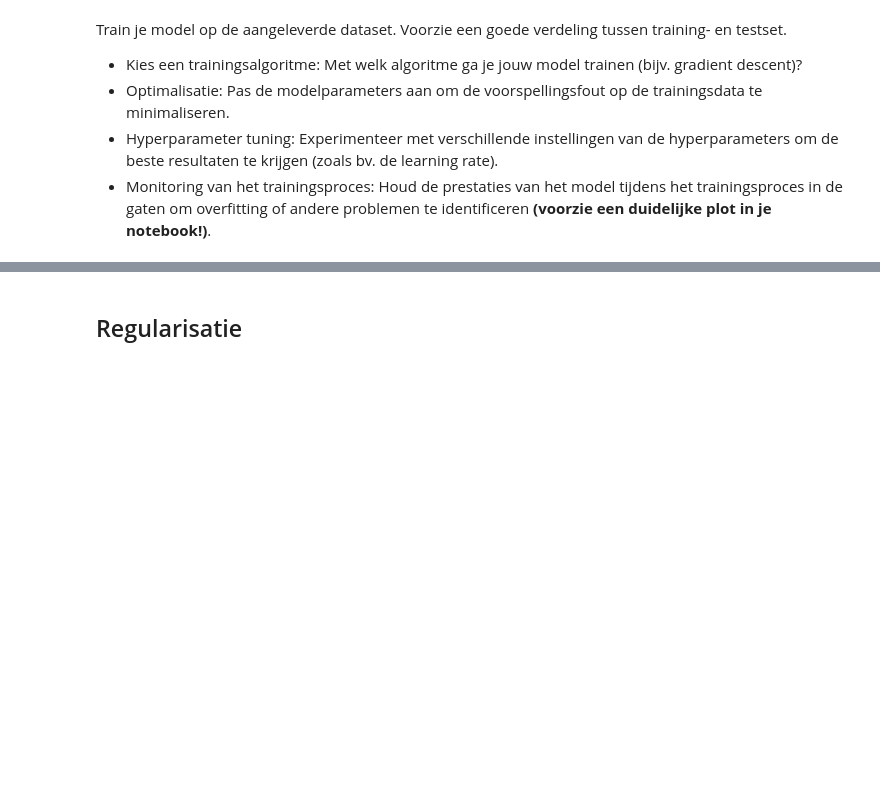
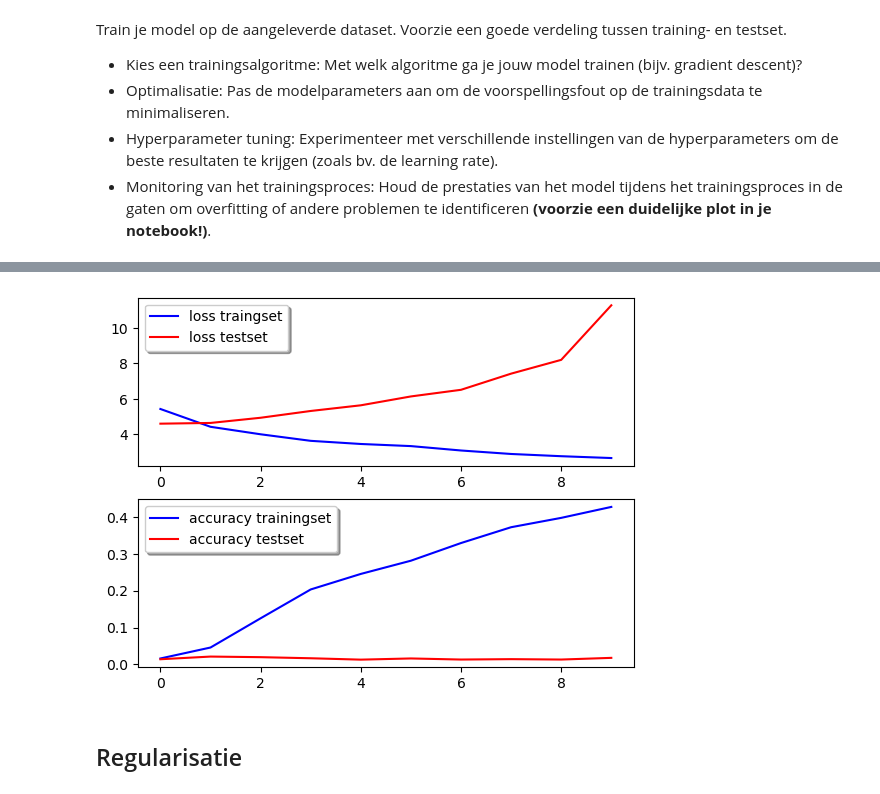
Before and after one commit to fredericVDK/AI2025, a Jupyter notebook: Week 2 CNN/Opdracht Computer Vision/AI_computer_vision.ipynb, the cells around one changed output, grey strips where cells are left out. Cells and saved outputs as stored; diff of their text form; code cells hidden in the pictures; blank space fills up the shorter version.

```diff
--- a/Week 2 CNN/Opdracht Computer Vision/AI_computer_vision.ipynb
+++ b/Week 2 CNN/Opdracht Computer Vision/AI_computer_vision.ipynb
@@ -78,3 +216,14 @@ _Het is niet de bedoeling dat je de dataset zelf nog aanvult, maar je mag bijvoo
+# %%
+# Model compileren
+from tensorflow.keras.optimizers import Adam
+learning_rate = 0.001
+optimizer = Adam(learning_rate=learning_rate)
+
+model.compile(
+    optimizer='adam',  # Je kunt ook 'sgd' of andere optimizers vergelijken
+    loss='sparse_categorical_crossentropy',  # Gebruik 'categorical_crossentropy' als de labels one-hot zijn
+    metrics=['accuracy']  # Monitor de nauwkeurigheid
+)
 # %% [markdown]
 ## Training
 # %% [markdown]
@@ -87,3 +302,14 @@ Train je model op de aangeleverde dataset. Voorzie een goede verdeling tussen tr
+# %%
+_, ax = plt.subplots(2, 1)
+ax[0].plot(history.history['loss'], color='b', label='loss traingset')
+ax[0].plot(history.history['val_loss'], color='r', label='loss testset')
+legend = ax[0].legend(loc='best', shadow=True)
+
+ax[1].plot(history.history['accuracy'], color='b', label='accuracy trainingset')
+ax[1].plot(history.history['val_accuracy'], color='r', label='accuracy testset')
+legend = ax[1].legend(loc='best', shadow=True)
+# %% [output]
+[figure, added]
 # %% [markdown]
 ## Regularisatie
 # %% [markdown]
```
Also changed, not shown: parts of 25 cells of this notebook, 1 other file.
